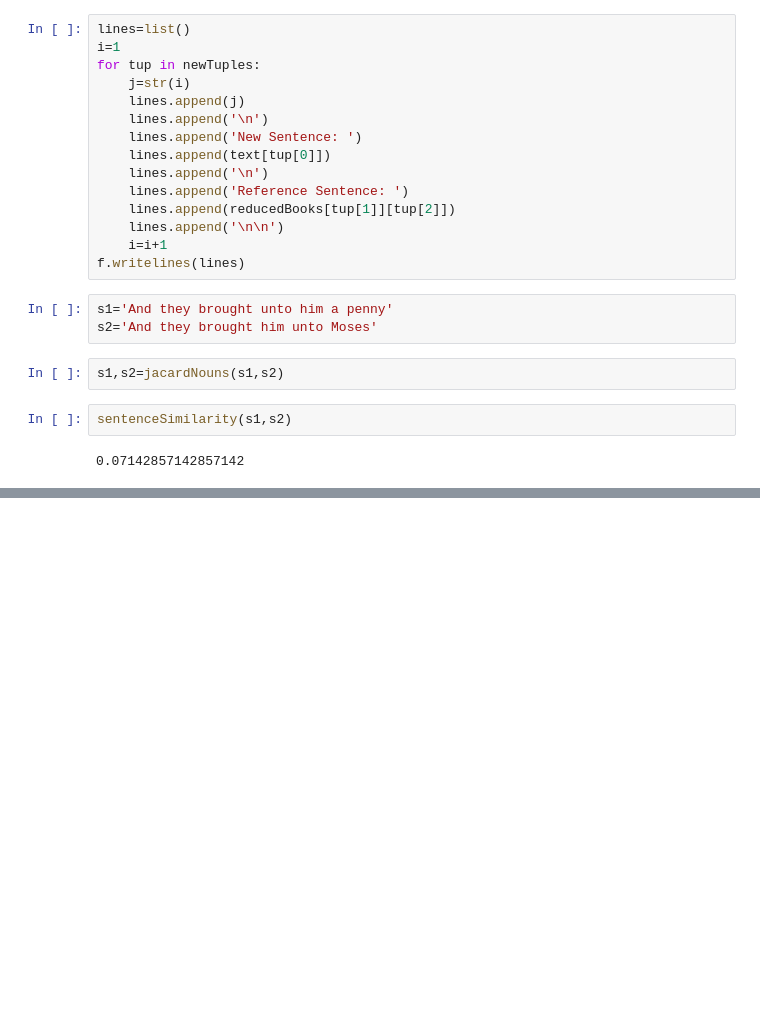
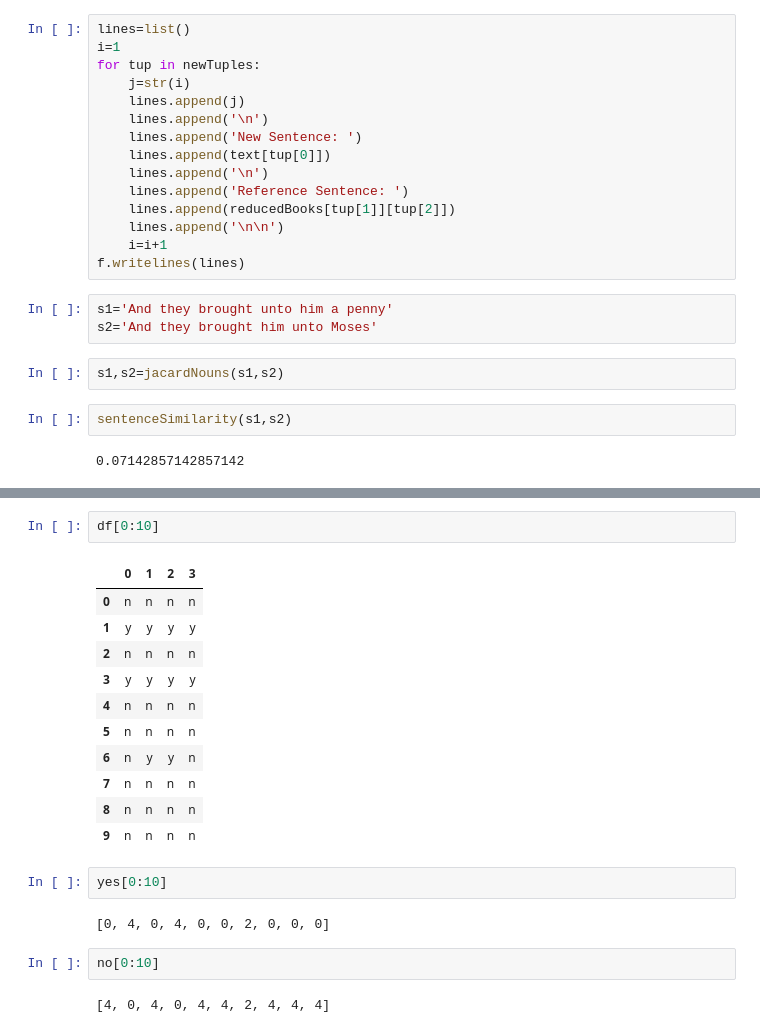
Before and after one commit to samarth1397/DetectingAllusion, a Jupyter notebook: notebooks/experiment.ipynb, the cells around one changed output, grey strips where cells are left out. Drawn from its saved outputs; the diff is of its cells as text; blank space fills up the shorter version.

```diff
--- a/notebooks/experiment.ipynb
+++ b/notebooks/experiment.ipynb
@@ -1119,0 +1461,22 @@ sentenceSimilarity(s1,s2)
+# %%
+df[0:10]
+# %% [output]
+|  | 0 | 1 | 2 | 3 |
+| 0 | n | n | n | n |
+| 1 | y | y | y | y |
+| 2 | n | n | n | n |
+| 3 | y | y | y | y |
+| 4 | n | n | n | n |
+| 5 | n | n | n | n |
+| 6 | n | y | y | n |
+| 7 | n | n | n | n |
+| 8 | n | n | n | n |
+| 9 | n | n | n | n |
+# %%
+yes[0:10]
+# %% [output]
+[0, 4, 0, 4, 0, 0, 2, 0, 0, 0]
+# %%
+no[0:10]
+# %% [output]
+[4, 0, 4, 0, 4, 4, 2, 4, 4, 4]
```
Also changed, not shown: parts of 74 cells of this notebook, 52 other files.
